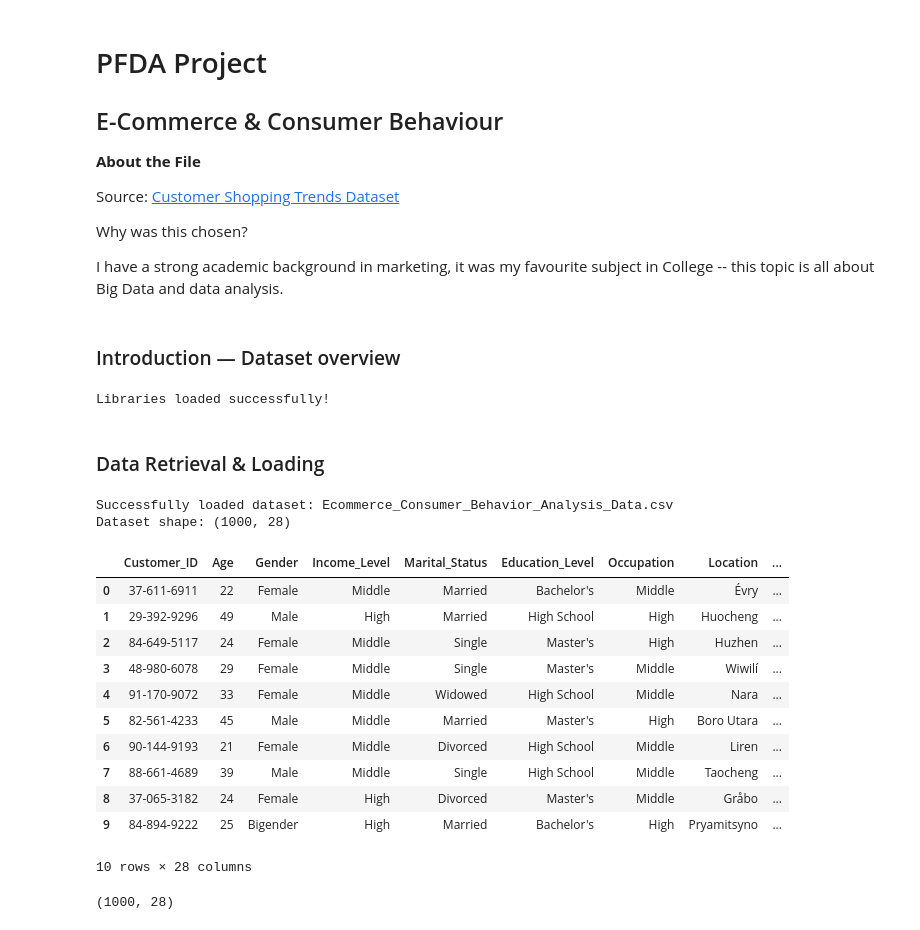
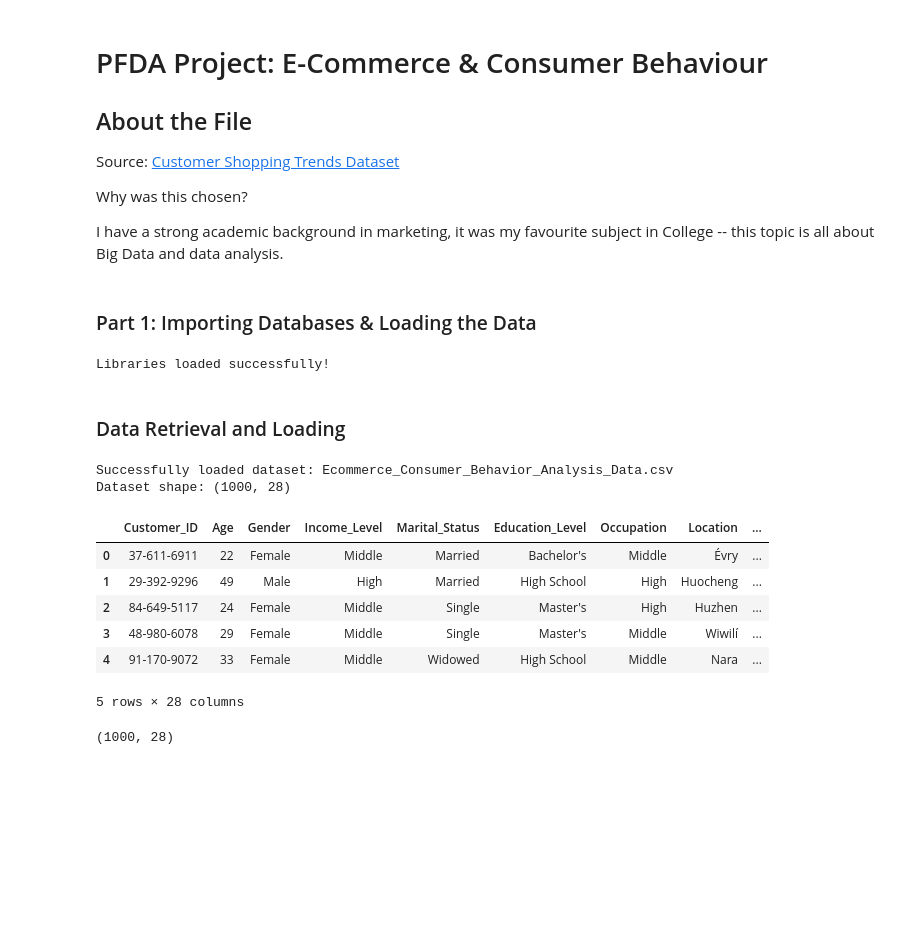
Before and after one commit to marianemcgrath/pfda, a Jupyter notebook: project/project_1.ipynb, the cells around one changed output. Drawn from its saved outputs; the diff is of its cells as text; code cells hidden in the pictures; blank space fills up the shorter version.

Commit message:
Project: cleaning, exploration, analysis

```diff
--- a/project/project_1.ipynb
+++ b/project/project_1.ipynb
@@ -1,11 +1,7 @@
 # %% [markdown]
-# PFDA Project
+# PFDA Project: E-Commerce & Consumer Behaviour
 
-## E-Commerce & Consumer Behaviour
-
-**About the File**
-
-
+## About the File
 
 Source: [Customer Shopping Trends Dataset](https://www.kaggle.com/datasets/iamsouravbanerjee/customer-shopping-trends-dataset)
 
@@ -13,7 +9,7 @@ Why was this chosen?
 
 I have a strong academic background in marketing, it was my favourite subject in College -- this topic is all about Big Data and data analysis.
 # %% [markdown]
-### Introduction — Dataset overview
+### Part 1: Importing Databases & Loading the Data
 # %%
 # Import necessary libraries
 import pandas as pd
@@ -30,40 +28,35 @@ print("Libraries loaded successfully!")
 # %% [output]
 Libraries loaded successfully!
 # %% [markdown]
-### Data Retrieval & Loading
+### Data Retrieval and Loading
 # %%
 # Loading the CSV file
 # Define terminology for file path
 FILENAME = "Ecommerce_Consumer_Behavior_Analysis_Data.csv"
 DATADIR = "data/"
 FULLPATH = DATADIR + FILENAME
 
 # Read the CSV file into a DataFrame with error handling
 if os.path.exists(FULLPATH):
 	df = pd.read_csv(FULLPATH, encoding='utf-8')
 	print(f"Successfully loaded dataset: {FILENAME}")
 	print(f"Dataset shape: {df.shape}")
 else:
 	print(f"File not found: {FULLPATH}")
 	print("Please check the file path and ensure the data directory exists")
 
 # Display the first few rows of the DataFrame
-display(df.head(10))
+display(df.head())
 # %% [output]
 Successfully loaded dataset: Ecommerce_Consumer_Behavior_Analysis_Data.csv
 Dataset shape: (1000, 28)
 |  | Customer_ID | Age | Gender | Income_Level | Marital_Status | Education_Level | Occupation | Location | ... |
 | 0 | 37-611-6911 | 22 | Female | Middle | Married | Bachelor's | Middle | Évry | ... |
 | 1 | 29-392-9296 | 49 | Male | High | Married | High School | High | Huocheng | ... |
 | 2 | 84-649-5117 | 24 | Female | Middle | Single | Master's | High | Huzhen | ... |
 | 3 | 48-980-6078 | 29 | Female | Middle | Single | Master's | Middle | Wiwilí | ... |
 | 4 | 91-170-9072 | 33 | Female | Middle | Widowed | High School | Middle | Nara | ... |
-| 5 | 82-561-4233 | 45 | Male | Middle | Married | Master's | High | Boro Utara | ... |
-| 6 | 90-144-9193 | 21 | Female | Middle | Divorced | High School | Middle | Liren | ... |
-| 7 | 88-661-4689 | 39 | Male | Middle | Single | High School | Middle | Taocheng | ... |
-| 8 | 37-065-3182 | 24 | Female | High | Divorced | Master's | Middle | Gråbo | ... |
-| 9 | 84-894-9222 | 25 | Bigender | High | Married | Bachelor's | High | Pryamitsyno | ... |
-10 rows × 28 columns
+5 rows × 28 columns
 # %%
 # Show the shape of the DataFrame
 df.shape
```
Also changed, not shown: parts of 56 cells of this notebook, 3 other files.
